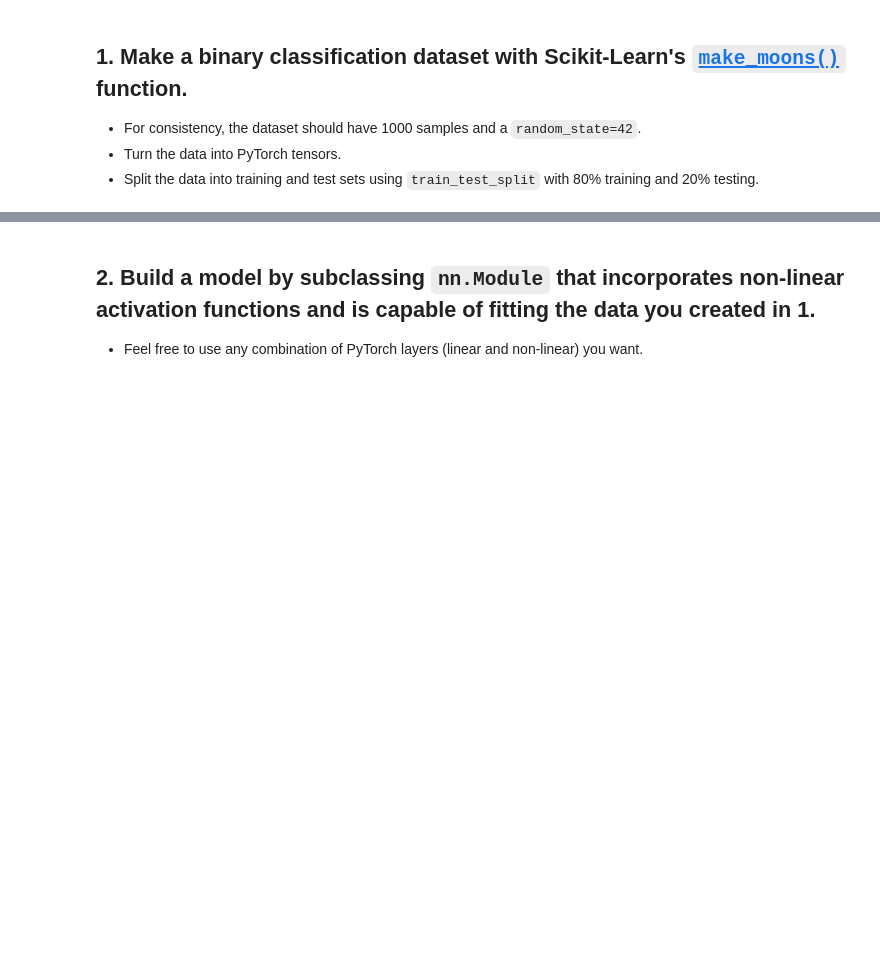
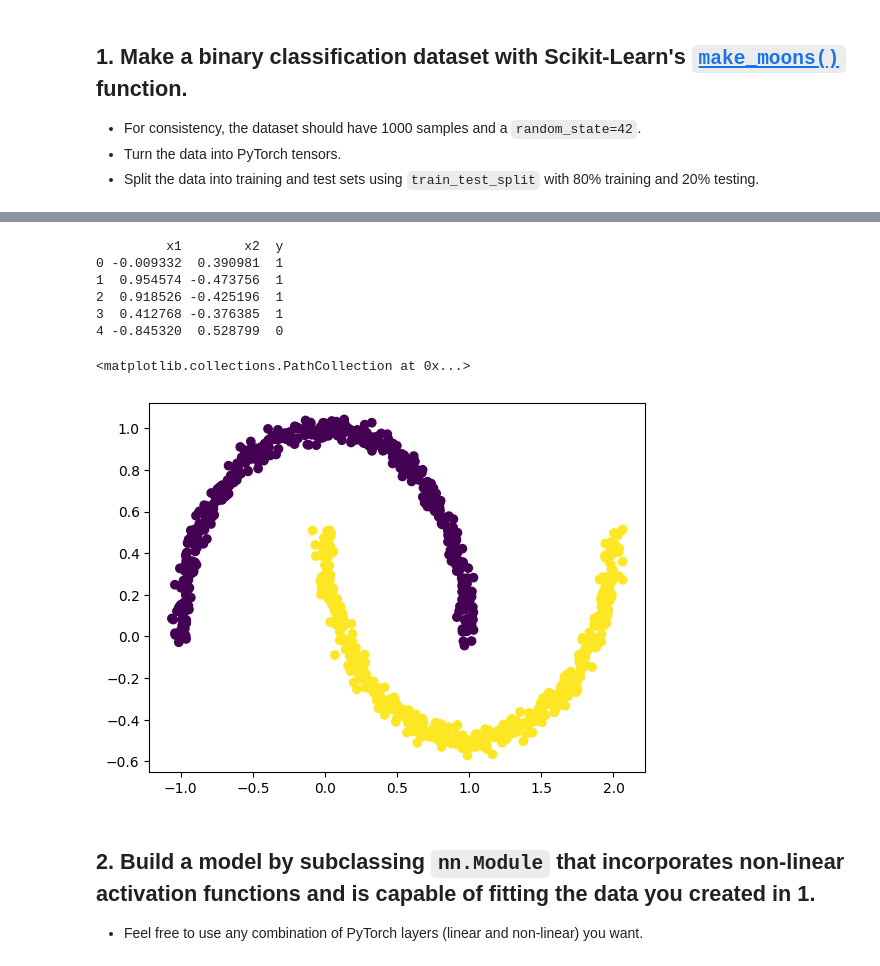
Before and after one commit to minghaozou/pytorch-tutorial-with-solutions, a Jupyter notebook: solutions/02_pytorch_classification_exercises.ipynb, the cells around one changed output, grey strips where cells are left out. Drawn from its saved outputs; the diff is of its cells as text; code cells hidden in the pictures; blank space fills up the shorter version.

```diff
--- a/solutions/02_pytorch_classification_exercises.ipynb
+++ b/solutions/02_pytorch_classification_exercises.ipynb
@@ -31,3 +34,6 @@ RANDOM_SEED = 42
 # %%
 # Create a dataset with Scikit-Learn's make_moons()
 from sklearn.datasets import make_moons
+X, y = make_moons(n_samples=1000, random_state = 42, noise = 0.03)
+print(X[:10])
+print(y[:10])
@@ -34,8 +52,21 @@ from sklearn.datasets import make_moons
 # %%
 # Turn data into a DataFrame
 import pandas as pd
+data = pd.DataFrame({'x1': X[:, 0], 'x2': X[:, 1], 'y': y[:]})
+print(data.head())
+# %% [output]
+         x1        x2  y
+0 -0.009332  0.390981  1
+1  0.954574 -0.473756  1
+2  0.918526 -0.425196  1
+3  0.412768 -0.376385  1
+4 -0.845320  0.528799  0
 # %%
 # Visualize the data on a scatter plot
 import matplotlib.pyplot as plt
+plt.scatter(data['x1'], data['x2'], c = data['y'])
+# %% [output]
+<matplotlib.collections.PathCollection at 0x...>
+[figure, added]
 # %%
 # Turn data into tensors of dtype float
```
Also changed, not shown: parts of 3 cells of this notebook.
